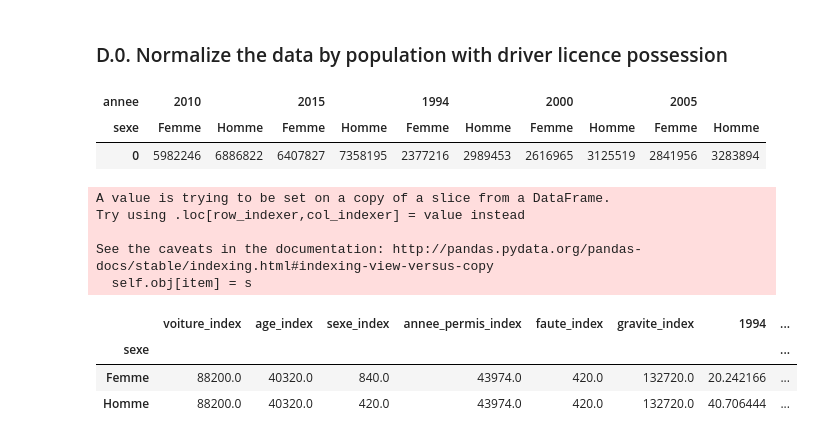
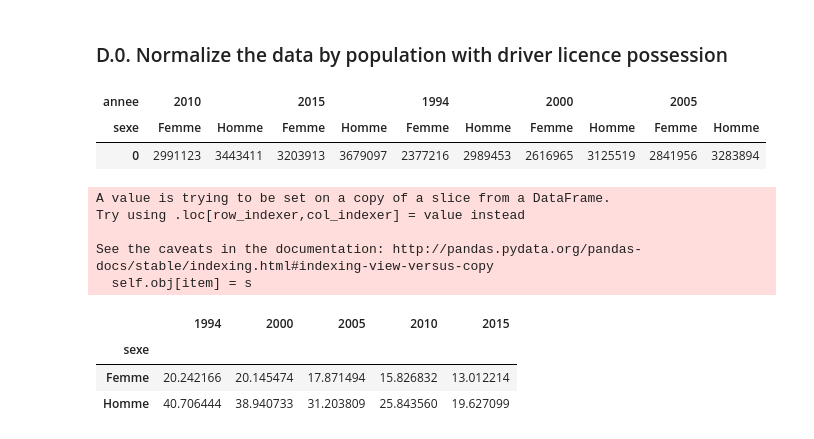
Before and after one commit to epfl-ada-2018/project-pizzafels, a Jupyter notebook: Working Notebooks/0. Analyzer_Main.ipynb, the cells around one changed output. Drawn from its saved outputs; the diff is of its cells as text; code cells hidden in the pictures.

```diff
--- a/Working Notebooks/0. Analyzer_Main.ipynb
+++ b/Working Notebooks/0. Analyzer_Main.ipynb
@@ -649,11 +676,11 @@ for year in range(1992,2010):
         df_conducteur_bysexe[(str(year),sexe)] = df_conducteur_1992.loc[df_conducteur_1992.sexe==sexe][str(year)].values[0]
 df_conducteur_bysexe = df_conducteur_bysexe.transpose().reset_index()
 annee = []
-for elem in df_proportion_permis.columns:
+for elem in df_Proportion_permis.columns:
     if IS_DATE.match(elem):
         annee.append(elem)
 df_conducteur_bysexe = df_conducteur_bysexe[df_conducteur_bysexe.annee.isin(annee)].set_index(['annee','sexe']).transpose()
-df_proportion_permis_sexe = df_proportion_permis[df_proportion_permis.critere.isin(['Hommes','Femmes'])]
+df_proportion_permis_sexe = df_Proportion_permis[df_Proportion_permis.critere.isin(['Hommes','Femmes'])]
 for year in annee:
     for sexe in np.unique([sexe[1] for sexe in df_conducteur_bysexe.columns.values]):
         df_conducteur_bysexe[(str(year),sexe)] = int((1/100) * df_conducteur_bysexe[(str(year),sexe)].values[0] * \
@@ -662,7 +689,7 @@ df_conducteur_bysexe.head(5)
 # %% [output]
 | annee | 2010 |  | 2015 |  | 1994 |  | 2000 |  | 2005 |  |
 | sexe | Femme | Homme | Femme | Homme | Femme | Homme | Femme | Homme | Femme | Homme |
-| 0 | 5982246 | 6886822 | 6407827 | 7358195 | 2377216 | 2989453 | 2616965 | 3125519 | 2841956 | 3283894 |
+| 0 | 2991123 | 3443411 | 3203913 | 3679097 | 2377216 | 2989453 | 2616965 | 3125519 | 2841956 | 3283894 |
 # %%
 toKeep = []
 for col in df_Accident_objets.columns:
@@ -694,7 +717,7 @@ for i in df_conducteur['1994']:
 # %%
-display(df_conducteur.groupby(['sexe']).sum())
+display(df_conducteur.groupby(['sexe']).sum()[[col for col in df_conducteur.columns if IS_DATE.match(col)]])
 # %% [output]
-|  | voiture_index | age_index | sexe_index | annee_permis_index | faute_index | gravite_index | 1994 | ... |
-| sexe |  |  |  |  |  |  |  | ... |
-| Femme | 88200.0 | 40320.0 | 840.0 | 43974.0 | 420.0 | 132720.0 | 20.242166 | ... |
-| Homme | 88200.0 | 40320.0 | 420.0 | 43974.0 | 420.0 | 132720.0 | 40.706444 | ... |
+|  | 1994 | 2000 | 2005 | 2010 | 2015 |
+| sexe |  |  |  |  |  |
+| Femme | 20.242166 | 20.145474 | 17.871494 | 15.826832 | 13.012214 |
+| Homme | 40.706444 | 38.940733 | 31.203809 | 25.843560 | 19.627099 |
```
Also changed, not shown: parts of 63 cells of this notebook, 4 other files.
